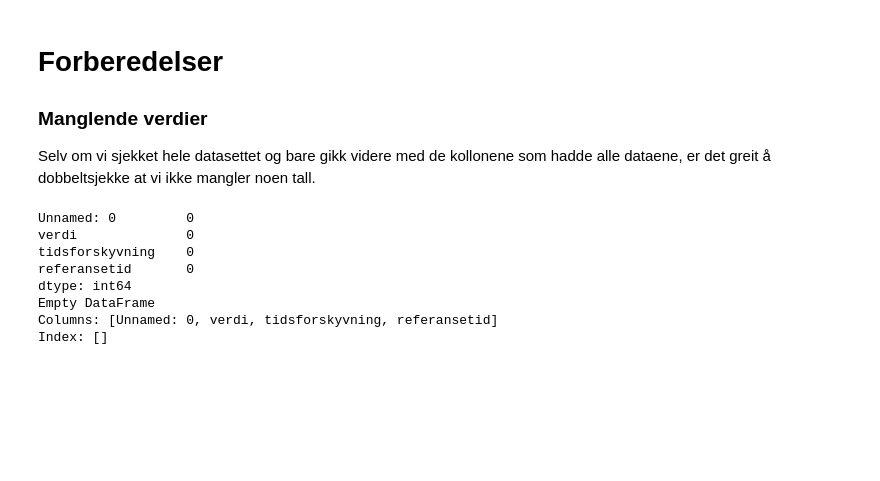
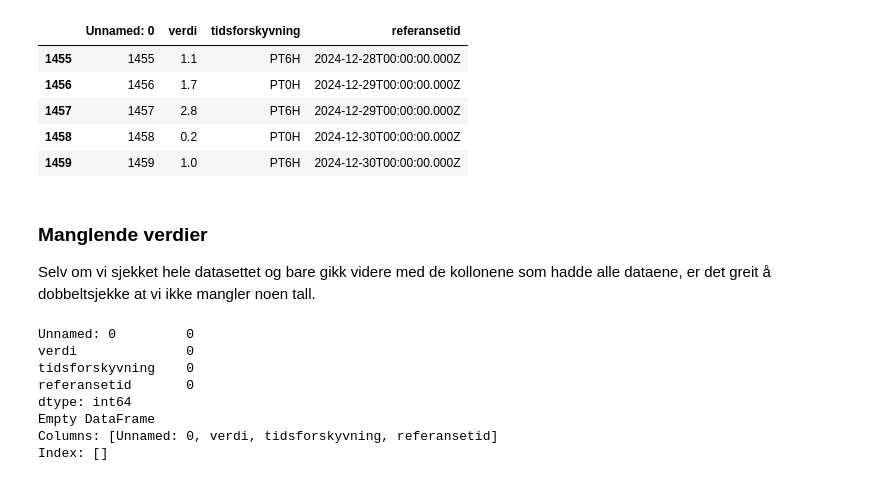
Before and after one commit to Sofihage/Milj-dataanalyse, a Jupyter notebook: notebooks/temperature.ipynb, the cells around one changed output. Saved outputs shown, nothing was run; the diff lists cells and outputs as text; code cells hidden in the pictures; blank space fills up the shorter version.

```diff
--- a/notebooks/temperature.ipynb
+++ b/notebooks/temperature.ipynb
@@ -18,5 +88,14 @@ import functions as fc
+# %%
+# Viser de fem siste linjene
+temperature.tail()
+# %% [output]
+|  | Unnamed: 0 | verdi | tidsforskyvning | referansetid |
+| 1455 | 1455 | 1.1 | PT6H | 2024-12-28T00:00:00.000Z |
+| 1456 | 1456 | 1.7 | PT0H | 2024-12-29T00:00:00.000Z |
+| 1457 | 1457 | 2.8 | PT6H | 2024-12-29T00:00:00.000Z |
+| 1458 | 1458 | 0.2 | PT0H | 2024-12-30T00:00:00.000Z |
+| 1459 | 1459 | 1.0 | PT6H | 2024-12-30T00:00:00.000Z |
 # %% [markdown]
-# Forberedelser
 ### Manglende verdier
 Selv om vi sjekket hele datasettet og bare gikk videre med de kollonene som hadde alle dataene, er det greit å dobbeltsjekke at vi ikke mangler noen tall.
 # %%
```
Also changed, not shown: parts of 15 cells of this notebook.
